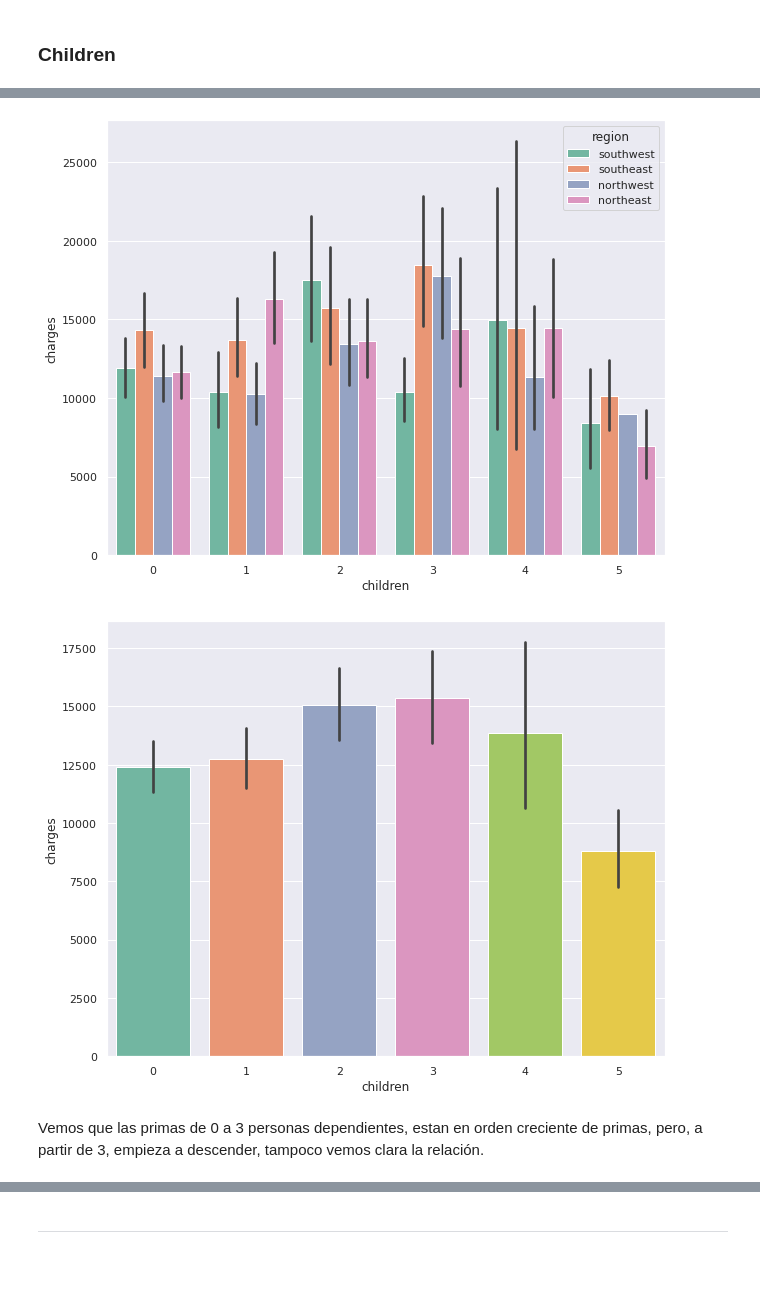
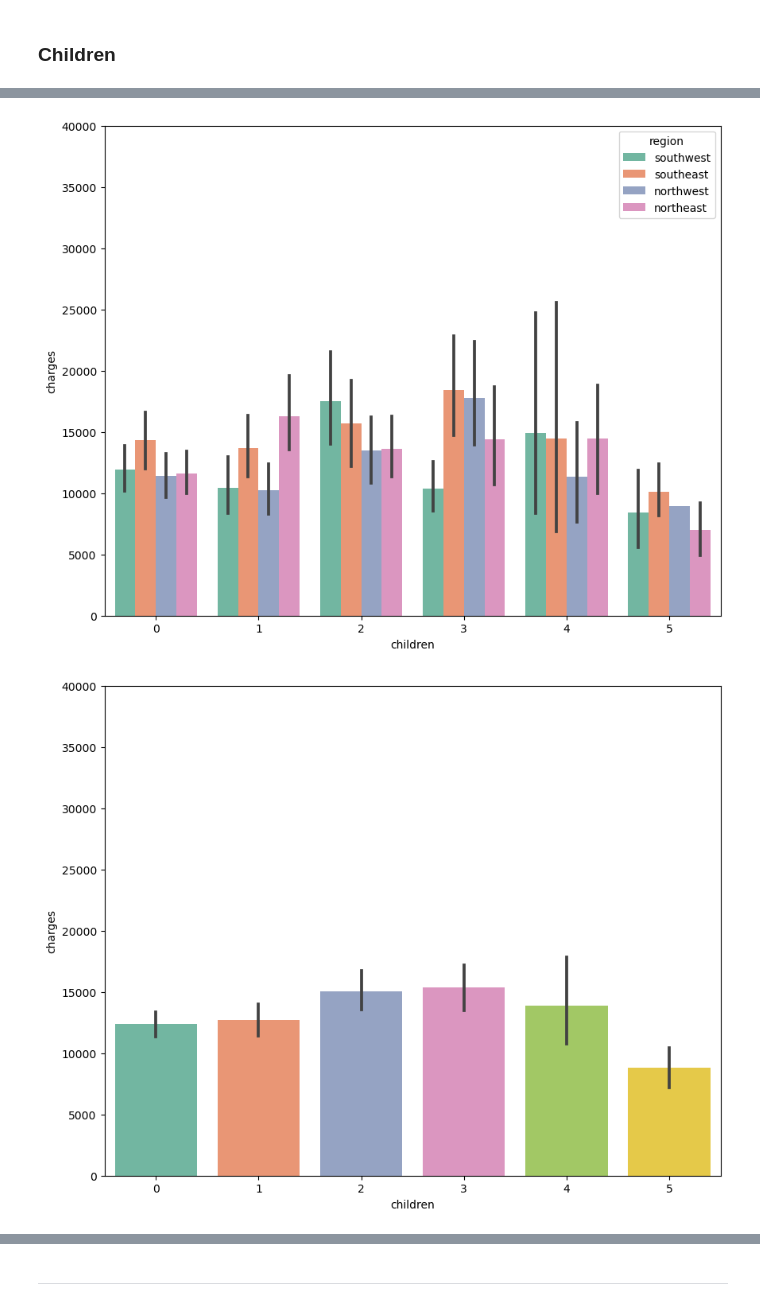
Before and after one commit to AnaGonBu/Proyecto_google, a Jupyter notebook: 01-RL-ML-Intro.ipynb, the cells around one changed output, grey strips where cells are left out. Cells and saved outputs as stored; diff of their text form; code cells hidden in the pictures; blank space fills up the shorter version.

```diff
--- a/01-RL-ML-Intro.ipynb
+++ b/01-RL-ML-Intro.ipynb
@@ -284,10 +318,10 @@ sns.barplot(x = 'children', y = 'charges',
 # %%
-sns.barplot(x='children', y='charges', hue='region', data=df, palette='Set2');
+sns.barplot(x='children', y='charges', hue='region', data=df, palette='Set2')
+plt.ylim(0,40000);
 # %% [output]
-[figure, old version]
+[figure, new version]
 # %%
-sns.barplot(x='children', y='charges', data=df, palette='Set2');
+sns.barplot(x='children', y='charges', data=df, palette='Set2')
+plt.ylim(0,40000);
 # %% [output]
-[figure, old version]
+[figure, new version]
-# %% [markdown]
-Vemos que las primas de 0 a 3 personas dependientes, estan en orden creciente de primas, pero, a partir de 3, empieza a descender, tampoco vemos clara la relación.
```
Also changed, not shown: parts of 63 cells of this notebook.
